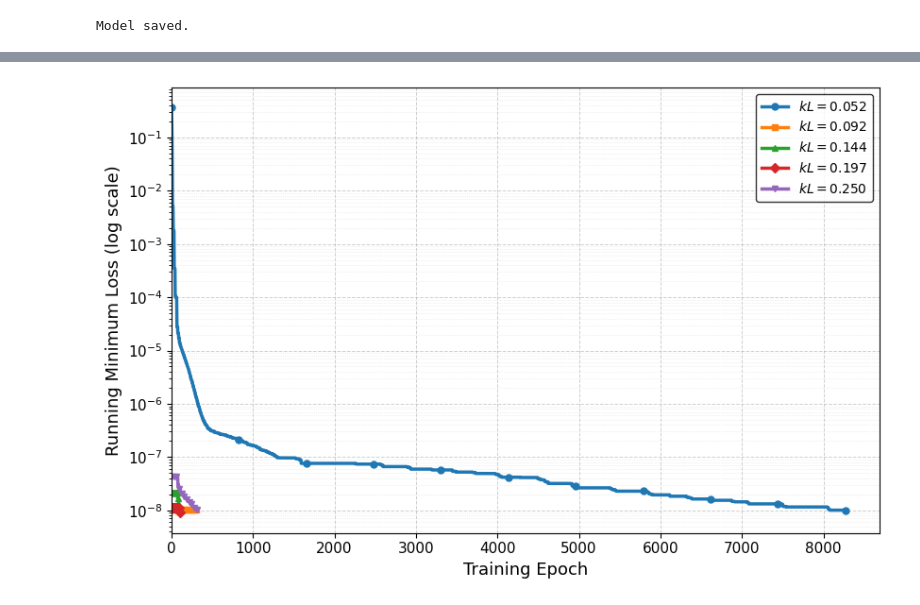
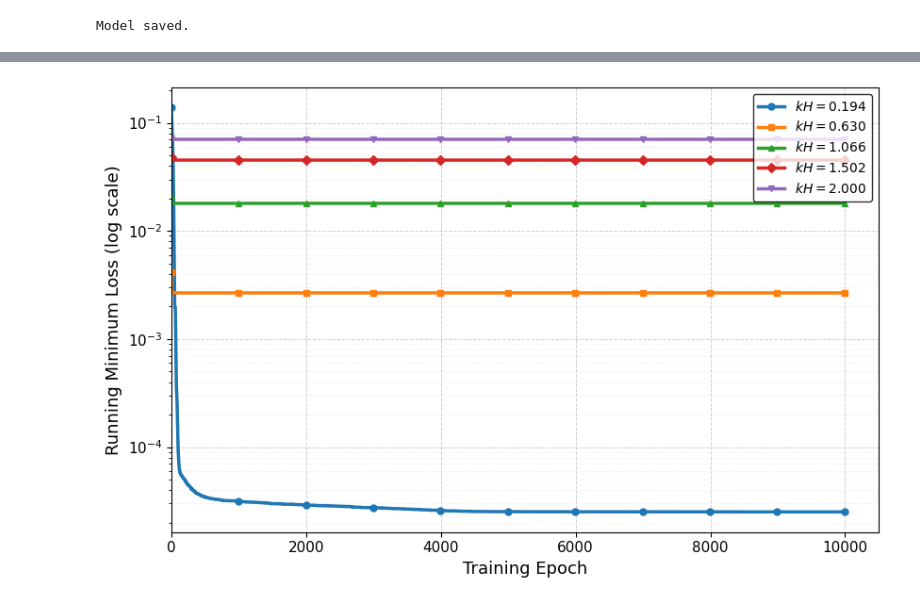
Before and after one commit to tdiksha758-png/pinn_FGM_loosley, a Jupyter notebook: experiments/pinn_loosley_code.ipynb, the cells around one changed output, grey strips where cells are left out. Saved outputs shown, nothing was run; the diff lists cells and outputs as text; code cells hidden in the pictures.

Commit message:
code for 10k epoch for FGM visco

```diff
--- a/experiments/pinn_loosley_code.ipynb
+++ b/experiments/pinn_loosley_code.ipynb
@@ -148,9 +148,8 @@ dispersion = []
 # --------------------------------------------------
 # Compute shear wave velocities
 # --------------------------------------------------
-c_shear_layer = torch.sqrt(params_layer["mu_0"] / params_layer["rho_0"])
-c_shear_half  = torch.sqrt(params_half["mu_0"] / params_half["rho_0"])
-
+c_shear_layer = torch.sqrt(params_layer["Ge_0"] / params_layer["rho_0"])
+c_shear_half  = torch.sqrt(params_half["Ge_0"] / params_half["rho_0"])
 print("\n=== LOVE-WAVE PHYSICS CHECK ===")
 print(f"c_shear_layer = {c_shear_layer.item():.3f}")
 print(f"c_shear_half  = {c_shear_half.item():.3f}")
@@ -179,13 +178,13 @@ for idx, k in enumerate(k_values):
     # --------------------------------------------
     # Define bounds
     # --------------------------------------------
-    lower = 1.05 * c_shear_layer
+    lower = 1.11*c_shear_layer
 
     if idx == 0:
-        upper = 1.01 * c_shear_half
+        upper = 2.246*c_shear_half
     else:
         prev_c = torch.tensor(dispersion[-1][1], device=DEVICE)
-        upper = torch.minimum(1.01 * c_shear_half, prev_c * 0.99)
+        upper = torch.minimum(2.246 * c_shear_half, prev_c * 1)
 
     # --------------------------------------------
     # Trainable variable (UNCONSTRAINED)
@@ -196,11 +195,12 @@ for idx, k in enumerate(k_values):
     # Optimizers
     # --------------------------------------------
     optimizer_nets = optim.Adam(
-        list(model_layer.parameters()) + list(model_half.parameters()),
-        lr=1e-3
-    )
+    list(model_layer.parameters()) +
+    list(model_half.parameters()),
+    lr=CONFIG["TRAINING"]["learning_rate"]
+)
 
-    optimizer_c = optim.Adam([c_raw], lr=1e-4)
+    optimizer_c = optim.Adam([c_raw], lr=1e-5)
 
     best_loss = float("inf")
     best_c = None
@@ -234,11 +234,11 @@ for idx, k in enumerate(k_values):
             z_top, z_int, z_far,
             params_layer, params_half,
             k, c,
-            w_pde=1.0,
-            w_bc=5.0,
-            w_int=10.0,
-            w_far=5.0,
-            w_amp=0.5
+            w_pde=0.5,
+            w_bc=0.1,
+            w_int=0.2,
+            w_far=0.1,
+            w_amp=0.1
         )
 
         logs['bc_total'] = (
@@ -266,17 +266,20 @@ for idx, k in enumerate(k_values):
             best_c = c.detach().item()
 
         # ---- stopping ----
-        if loss.item() < 1e-8:
+        if loss.item() < 1e-10:
             print(f"✓ Loss reached threshold at epoch {epoch}")
             break
 
         # ---- logging ----
-        if epoch % 20 == 0:
+        if epoch % 100 == 0:
             print(
                 f"Epoch {epoch:4d} | "
                 f"Loss={loss.item():.3e} | "
                 f"PDE={logs['pde']:.2e} | "
                 f"BC={logs['bc_total']:.2e} | "
+                f"BC_TOP={logs['bc_top']:.2e} | "
+                f"BC_INTERFACE={logs['interface']:.2e} | "
+                f"BC_FAR={logs['far']:.2e} | "
                 f"c={c.item():.6f}"
             )
 
@@ -1371,7 +2174,7 @@ print("Selected representative kL values")
 print("="*60)
 
 for k in selected_k:
-    print(f"kL = {k:.4f}")
+    print(f"kH = {k:.4f}")
 
 # ============================================================
 # Plot settings
@@ -1393,7 +2196,7 @@ for i, k in enumerate(selected_k):
 
     best_epoch = np.argmin(loss)
 
-    print(f"kL = {k:.4f} | Epochs = {len(loss):5d} | "
+    print(f"kH = {k:.4f} | Epochs = {len(loss):5d} | "
           f"Best Epoch = {best_epoch:5d} | "
           f"Final Loss = {running_best[-1]:.3e}")
 
@@ -1404,7 +2207,7 @@ for i, k in enumerate(selected_k):
         marker=markers[i],
         markevery=max(len(running_best)//10,1),
         markersize=5,
-        label=fr"$kL={k:.3f}$"
+        label=fr"$kH={k:.3f}$"
     )
 
 # ============================================================
@@ -1464 +2267 @@ kL = 0.2500 | Epochs =   317 | Best Epoch =   316 | Final Loss = 9.941e-09
-[figure, old version]
+[figure, new version]
```
Also changed, not shown: parts of 25 cells of this notebook, 20 other files.
